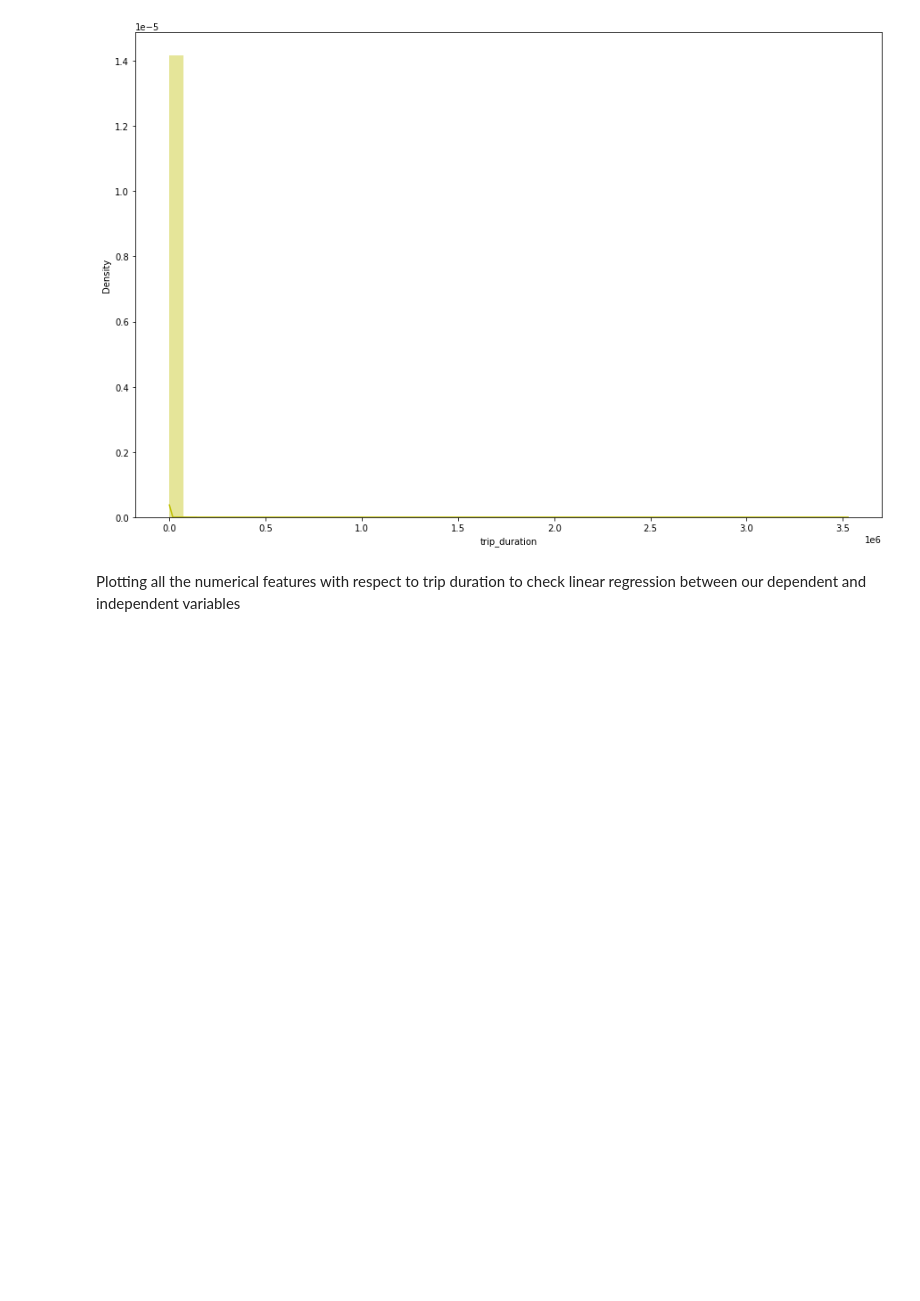
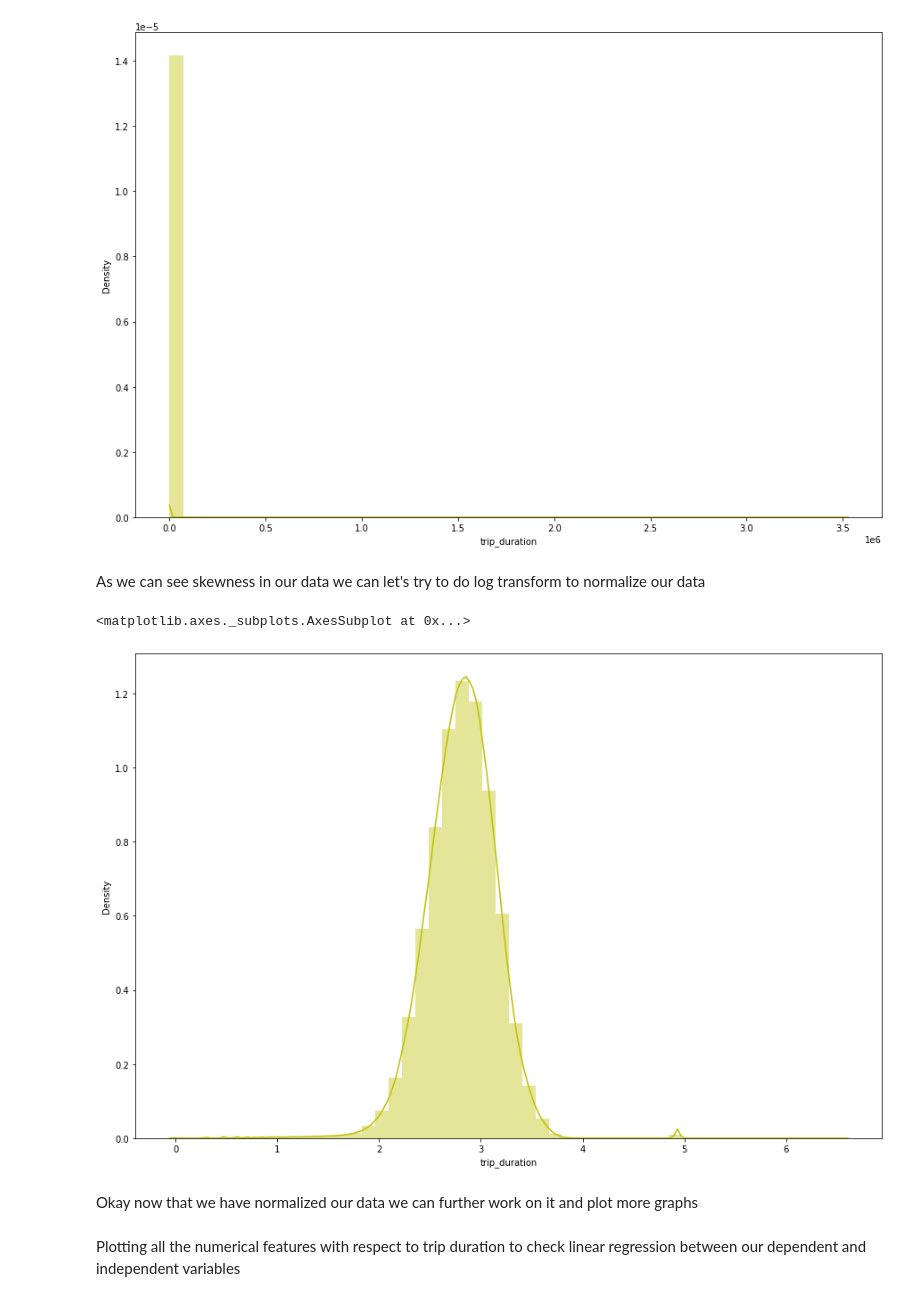
Before and after one commit to kronze1996/Taxi-trip-time-Prediction, a Jupyter notebook: Kartikey_Sharma_Team_3_Capstone_Project_2.ipynb, the cells around one changed output. Drawn from its saved outputs; the diff is of its cells as text; code cells hidden in the pictures; blank space fills up the shorter version.

```diff
--- a/Kartikey_Sharma_Team_3_Capstone_Project_2.ipynb
+++ b/Kartikey_Sharma_Team_3_Capstone_Project_2.ipynb
@@ -226,5 +228,15 @@ sns.distplot(df['trip_duration'],color="y")
 # %% [output]
 <matplotlib.axes._subplots.AxesSubplot at 0x...>
 [figure]
+# %% [markdown]
+As we can see skewness in our data we can let's try to do log transform to normalize our data
+# %%
+plt.figure(figsize=(15,10))
+sns.distplot(np.log10(df['trip_duration']),color="Y")
+# %% [output]
+<matplotlib.axes._subplots.AxesSubplot at 0x...>
+[figure, added]
+# %% [markdown]
+Okay now that we have normalized our data we can further work on it and plot more graphs
 # %% [markdown]
 Plotting all the numerical features with respect to trip duration to check linear regression between our dependent and independent variables
```
Also changed, not shown: parts of 42 cells of this notebook.
